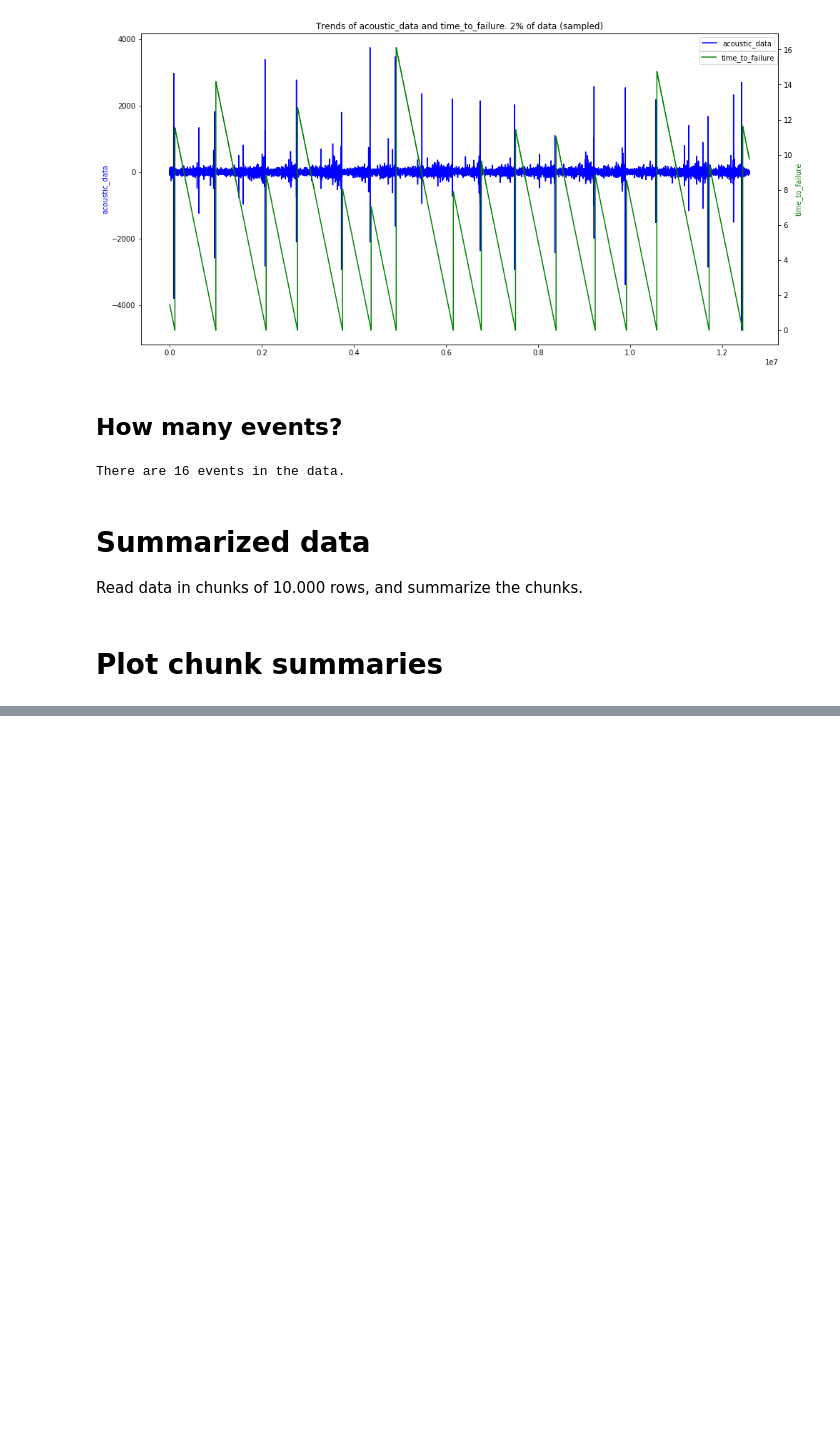
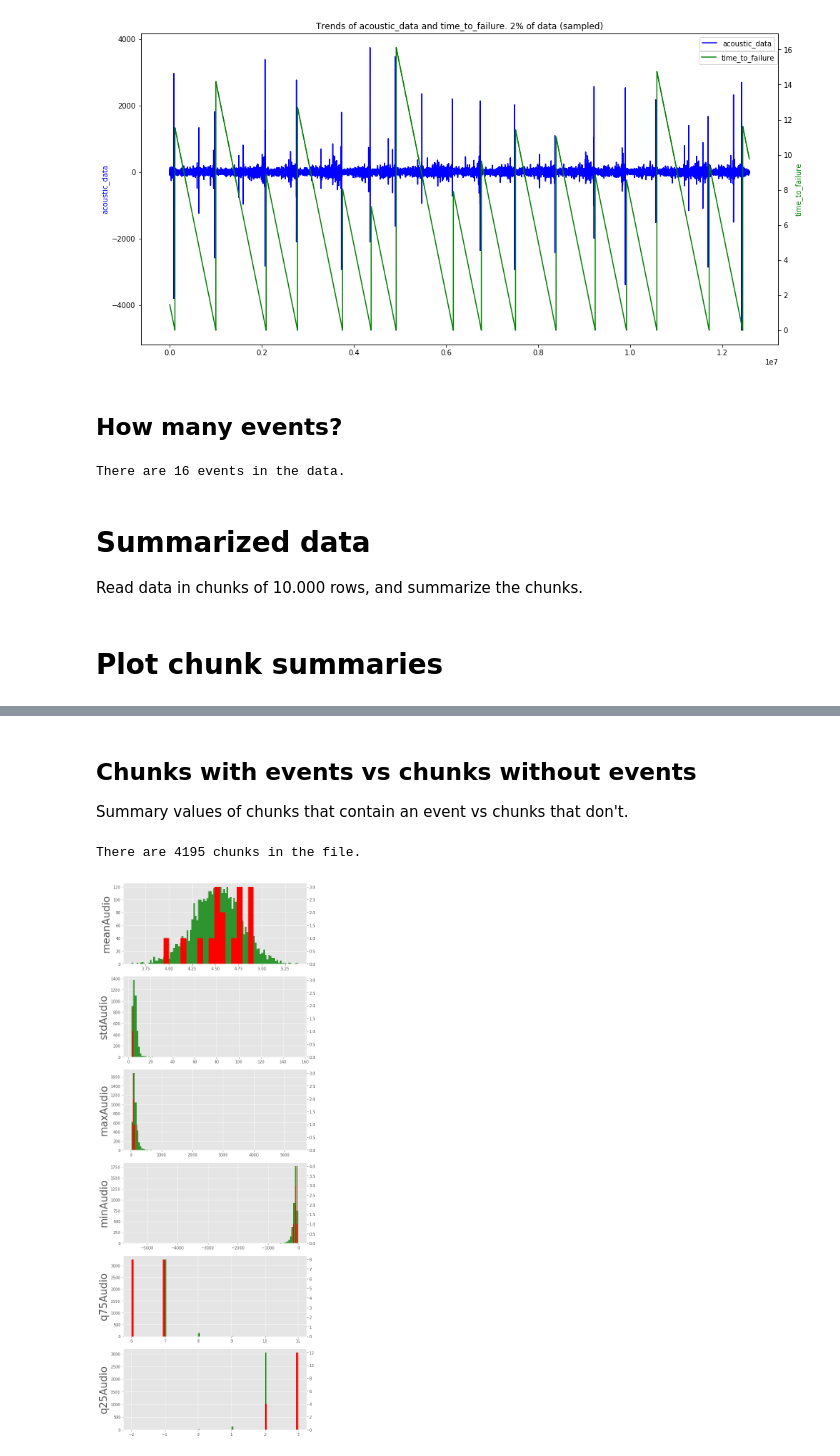
Before and after one commit to lisatostrams/Earthquake-Prediction, a Jupyter notebook: EDA.ipynb, the cells around one changed output, grey strips where cells are left out. Saved outputs shown, nothing was run; the diff lists cells and outputs as text; code cells hidden in the pictures; blank space fills up the shorter version.

```diff
--- a/EDA.ipynb
+++ b/EDA.ipynb
@@ -130,0 +189,34 @@ Passing one of 'on', 'true', 'off', 'false' as a boolean is deprecated; use an a
+# %% [markdown]
+## Chunks with events vs chunks without events
+
+Summary values of chunks that contain an event vs chunks that don't.
+# %%
+chunks = pd.read_csv("summarized_data_150000.csv")
+print('There are {} chunks in the file.'.format(len(chunks)))
+events = chunks.index[chunks['event'] == 1]-1
+
+#%%
+
+chunks_event = chunks.iloc[events]
+bad_df = chunks.index.isin(events)
+chunks_other = chunks[~bad_df]
+#%%
+plt.style.use('ggplot')
+summary= 'meanAudio stdAudio maxAudio minAudio q75Audio q25Audio'.split()
+fig, ax = plt.subplots(len(summary),1,figsize=(8,20))
+i=0
+for s in summary:
+
+    chunks_other[s].hist(color='g',ax = ax[i],bins=100,alpha=.8)
+
+    ax2 = ax[i].twinx()
+
+    chunks_event[s].hist(color='r',ax= ax2,bins=16,grid=False)
+    ax[i].set_ylabel(s,fontsize=26)
+    i=i+1
+
+plt.tight_layout()
+plt.savefig('summary2.png',dpi=300)
+# %% [output]
+There are 4195 chunks in the file.
+[figure, added]
```
Also changed, not shown: parts of 7 cells of this notebook, 26 other files.
